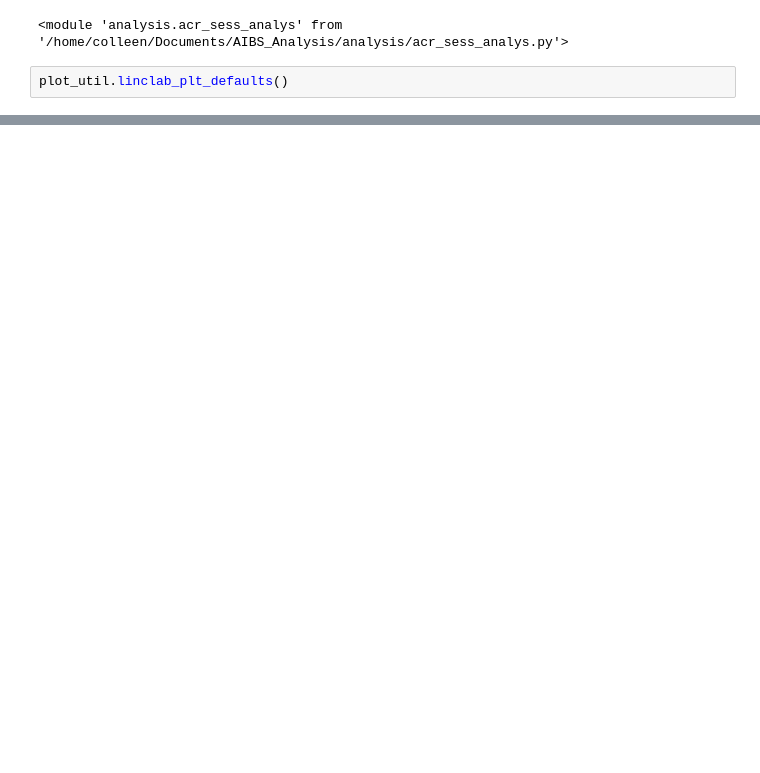
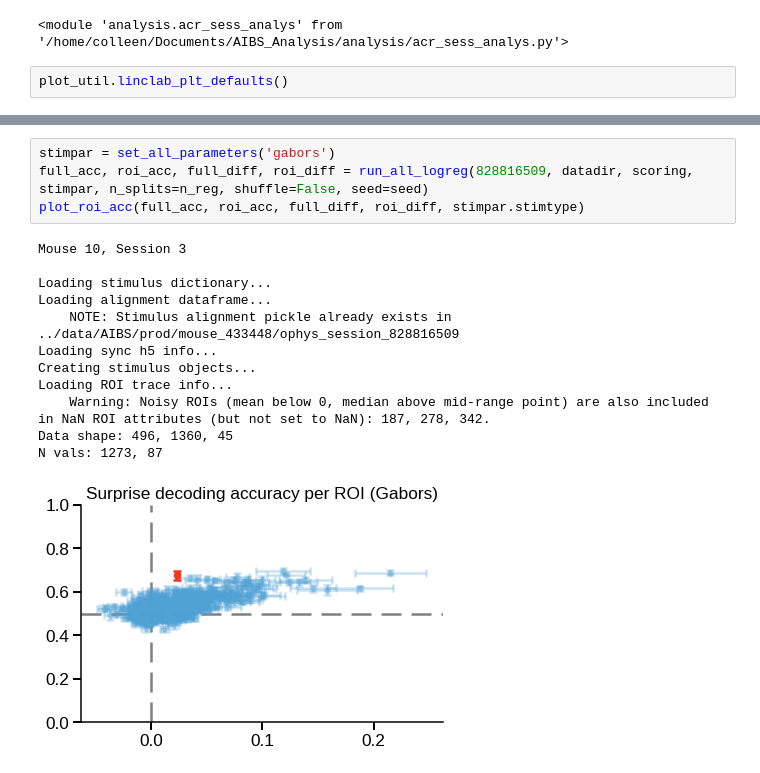
Before and after one commit to colleenjg/OpenScope_CA_Analysis, a Jupyter notebook: dev_notebook.ipynb, the cells around one changed output, grey strips where cells are left out. Drawn from its saved outputs; the diff is of its cells as text; blank space fills up the shorter version.

```diff
--- a/dev_notebook.ipynb
+++ b/dev_notebook.ipynb
@@ -110,0 +179,17 @@ Relative high median: [87]
+# %%
+stimpar = set_all_parameters('gabors')
+full_acc, roi_acc, full_diff, roi_diff = run_all_logreg(828816509, datadir, scoring, stimpar, n_splits=n_reg, shuffle=False, seed=seed)
+plot_roi_acc(full_acc, roi_acc, full_diff, roi_diff, stimpar.stimtype)
+# %% [output]
+Mouse 10, Session 3
+
+Loading stimulus dictionary...
+Loading alignment dataframe...
+    NOTE: Stimulus alignment pickle already exists in ../data/AIBS/prod/mouse_433448/ophys_session_828816509
+Loading sync h5 info...
+Creating stimulus objects...
+Loading ROI trace info...
+    Warning: Noisy ROIs (mean below 0, median above mid-range point) are also included in NaN ROI attributes (but not set to NaN): 187, 278, 342.
+Data shape: 496, 1360, 45
+N vals: 1273, 87
+[figure, added]
```
Also changed, not shown: parts of 21 cells of this notebook, 15 other files.
